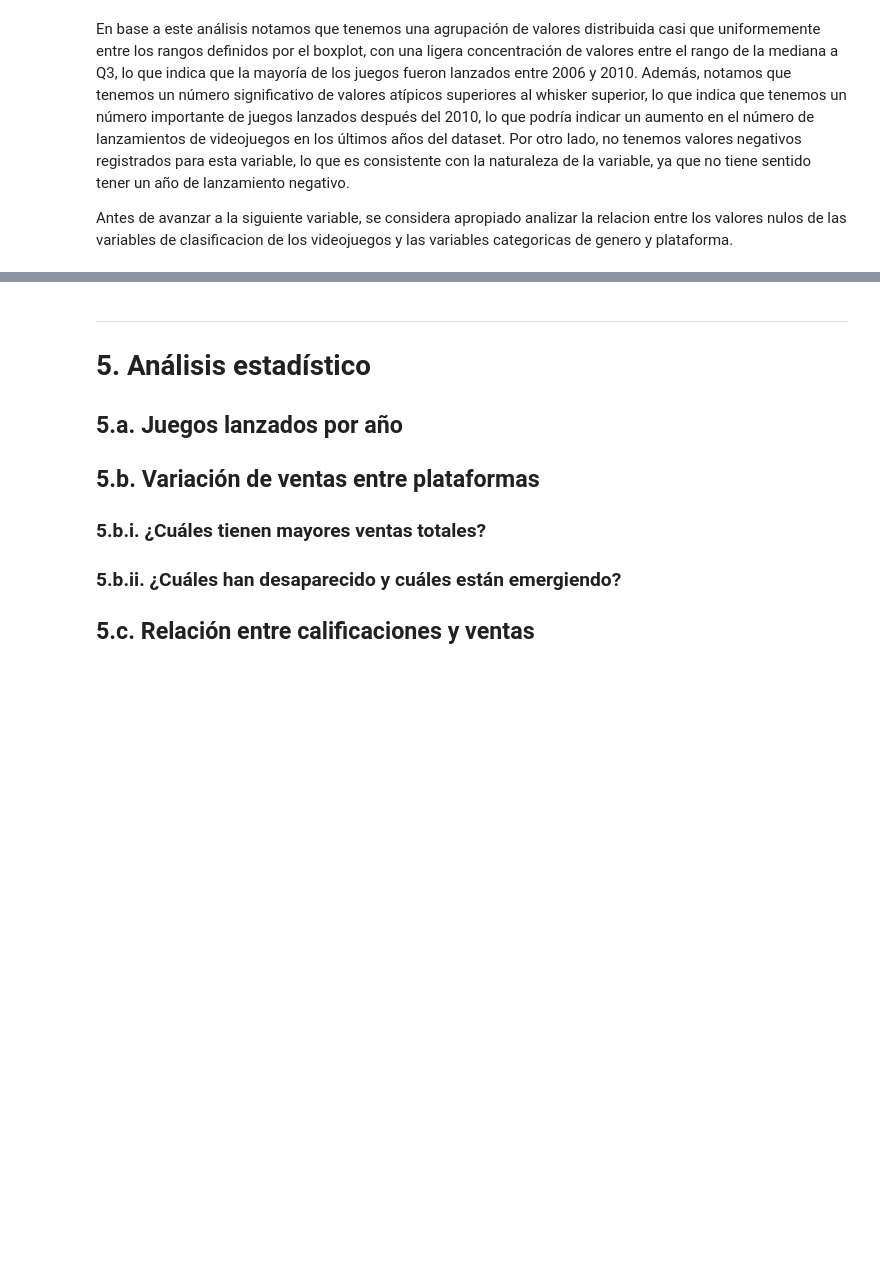
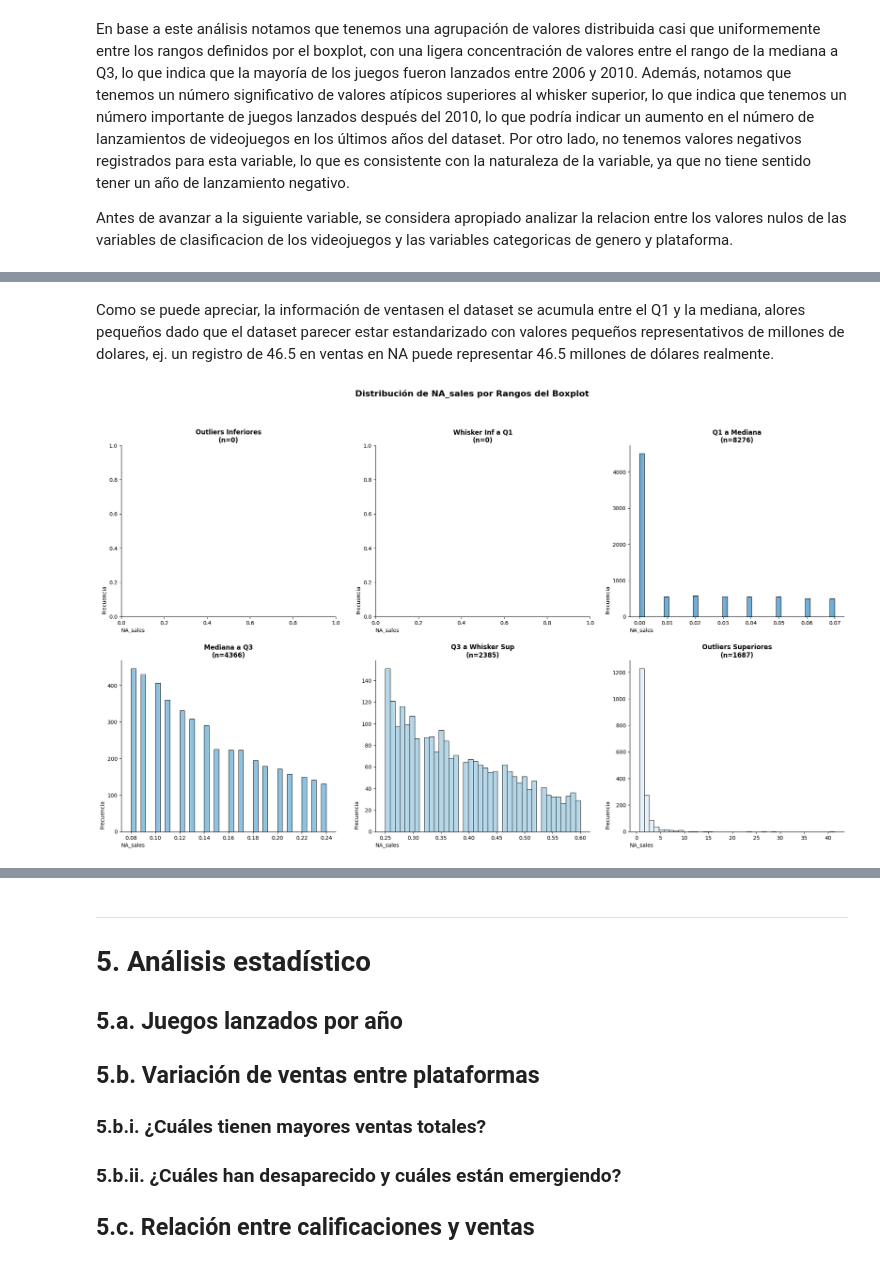
Before and after one commit to Volv1t3/MidtermDataAnalysisProject, a Jupyter notebook: src/python/notebooks/Proyecto_Fin_Semestre_Arellano.ipynb, the cells around one changed output, grey strips where cells are left out. Drawn from its saved outputs; the diff is of its cells as text; code cells hidden in the pictures; blank space fills up the shorter version.

```diff
--- a/src/python/notebooks/Proyecto_Fin_Semestre_Arellano.ipynb
+++ b/src/python/notebooks/Proyecto_Fin_Semestre_Arellano.ipynb
@@ -678,0 +777,33 @@ crear_barchart_storytelling(
+# %% [markdown]
+Como se puede apreciar, la información de ventasen el dataset se acumula entre el Q1 y la mediana, alores pequeños dado que el dataset parecer estar estandarizado con valores pequeños representativos de millones de dolares, ej. un registro de 46.5 en ventas en NA puede representar 46.5 millones de dólares realmente.
+# %%
+#? 3. Exploracion de distribucion de valores bajo cada rango
+fig, axes = plt.subplots(2, 3, figsize=(20, 12))
+axes = axes.flatten()
+
+ranges_na = [
+    ("Outliers Inferiores", data_as_is[data_as_is['NA_sales'] < whisker_low_na]),
+    ("Whisker Inf a Q1", data_as_is[(data_as_is['NA_sales'] >= whisker_low_na) & (data_as_is['NA_sales'] < q1_na)]),
+    ("Q1 a Mediana", data_as_is[(data_as_is['NA_sales'] >= q1_na) & (data_as_is['NA_sales'] < median_na)]),
+    ("Mediana a Q3", data_as_is[(data_as_is['NA_sales'] >= median_na) & (data_as_is['NA_sales'] <= q3_na)]),
+    ("Q3 a Whisker Sup", data_as_is[(data_as_is['NA_sales'] > q3_na) & (data_as_is['NA_sales'] <= whisker_high_na)]),
+    ("Outliers Superiores", data_as_is[data_as_is['NA_sales'] > whisker_high_na]),
+]
+
+colors = ['#08306b', '#2171b5', '#4292c6', '#6baed6', '#9ecae1', '#deebf7']
+
+for i, (label, subset) in enumerate(ranges_na):
+    ax = axes[i]
+    if len(subset) > 0:
+        sns.histplot(data=subset, x='NA_sales', bins=40, ax=ax, color=colors[i])
+    ax.set_title(f'{label}\n(n={len(subset)})', fontsize=12, fontweight='bold')
+    ax.set_xlabel('NA_sales', ha='left', x=0)
+    ax.set_ylabel('Frecuencia', va='bottom', y=0.1)
+    ax.spines['top'].set_visible(False)
+    ax.spines['right'].set_visible(False)
+
+fig.suptitle('Distribución de NA_sales por Rangos del Boxplot', fontsize=16, fontweight='bold', y=1.02)
+plt.tight_layout(pad=2.0)
+plt.show()
+# %% [output]
+[figure, added]
```
Also changed, not shown: parts of 78 cells of this notebook, 1 other file.
